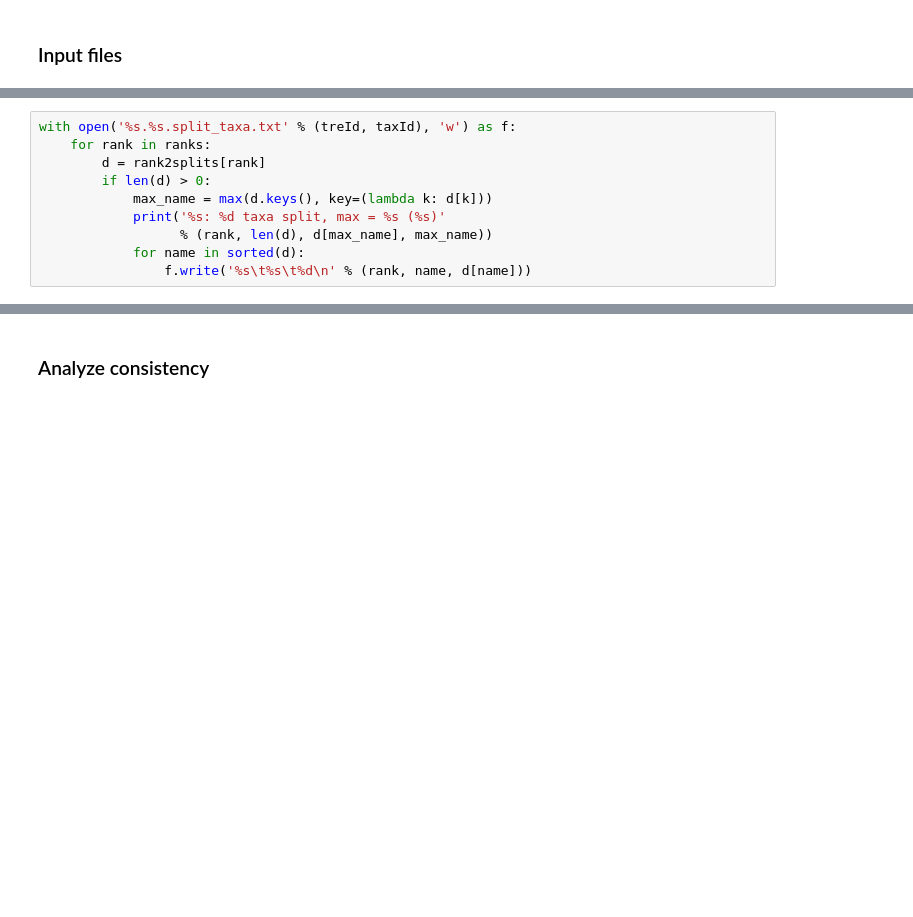
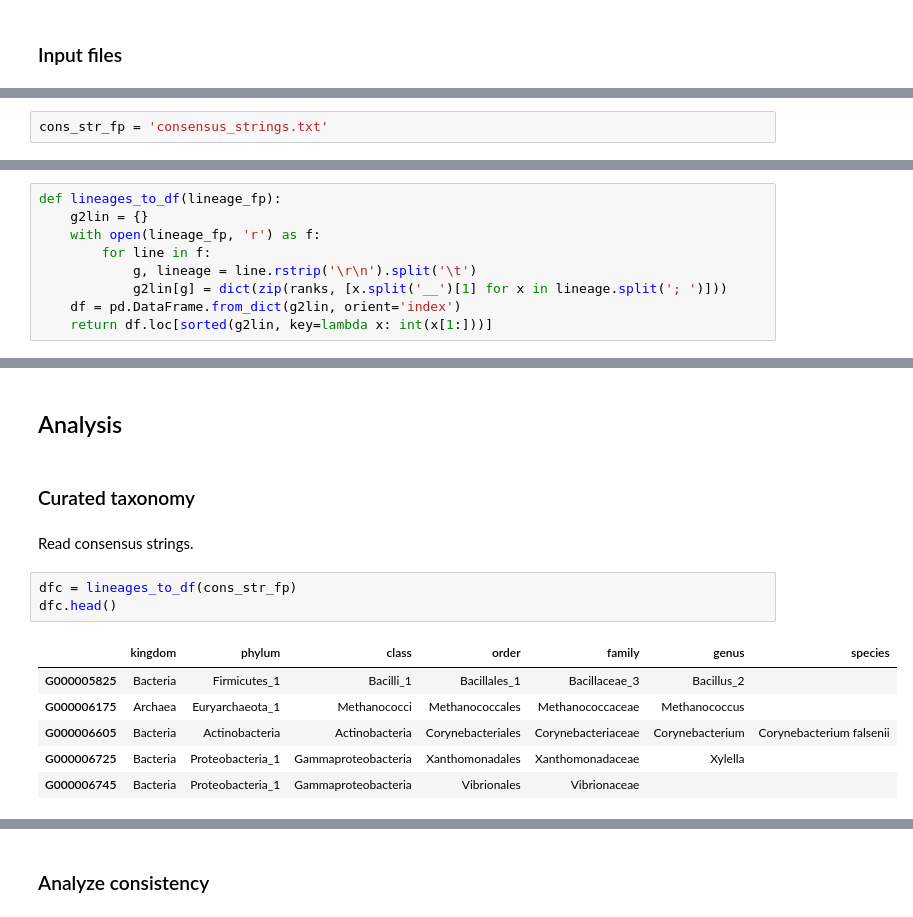
Before and after one commit to qiyunzhu/WGS-HGT, a Jupyter notebook: horizomer/ipynb/tax2tree.ipynb, the cells around one changed output, grey strips where cells are left out. Cells and saved outputs as stored; diff of their text form; blank space fills up the shorter version.

```diff
--- a/horizomer/ipynb/tax2tree.ipynb
+++ b/horizomer/ipynb/tax2tree.ipynb
@@ -124,10 +88,0 @@ species: Peptococcaceae bacterium SCADC1_2 is not a split.
-# %%
-with open('%s.%s.split_taxa.txt' % (treId, taxId), 'w') as f:
-    for rank in ranks:
-        d = rank2splits[rank]
-        if len(d) > 0:
-            max_name = max(d.keys(), key=(lambda k: d[k]))
-            print('%s: %d taxa split, max = %s (%s)'
-                  % (rank, len(d), d[max_name], max_name))
-            for name in sorted(d):
-                f.write('%s\t%s\t%d\n' % (rank, name, d[name]))
@@ -139,0 +103,2 @@ genus: 20 taxa split, max = 5 (Bacillus)
+# %%
+cons_str_fp = 'consensus_strings.txt'
@@ -139,0 +125,9 @@ genus: 20 taxa split, max = 5 (Bacillus)
+# %%
+def lineages_to_df(lineage_fp):
+    g2lin = {}
+    with open(lineage_fp, 'r') as f:
+        for line in f:
+            g, lineage = line.rstrip('\r\n').split('\t')
+            g2lin[g] = dict(zip(ranks, [x.split('__')[1] for x in lineage.split('; ')]))
+    df = pd.DataFrame.from_dict(g2lin, orient='index')
+    return df.loc[sorted(g2lin, key=lambda x: int(x[1:]))]
@@ -139,0 +143,16 @@ genus: 20 taxa split, max = 5 (Bacillus)
+# %% [markdown]
+## Analysis
+# %% [markdown]
+### Curated taxonomy
+# %% [markdown]
+Read consensus strings.
+# %%
+dfc = lineages_to_df(cons_str_fp)
+dfc.head()
+# %% [output]
+|  | kingdom | phylum | class | order | family | genus | species |
+| G000005825 | Bacteria | Firmicutes_1 | Bacilli_1 | Bacillales_1 | Bacillaceae_3 | Bacillus_2 |  |
+| G000006175 | Archaea | Euryarchaeota_1 | Methanococci | Methanococcales | Methanococcaceae | Methanococcus |  |
+| G000006605 | Bacteria | Actinobacteria | Actinobacteria | Corynebacteriales | Corynebacteriaceae | Corynebacterium | Corynebacterium falsenii |
+| G000006725 | Bacteria | Proteobacteria_1 | Gammaproteobacteria | Xanthomonadales | Xanthomonadaceae | Xylella |  |
+| G000006745 | Bacteria | Proteobacteria_1 | Gammaproteobacteria | Vibrionales | Vibrionaceae |  |  |
```
Also changed, not shown: parts of 103 cells of this notebook.
